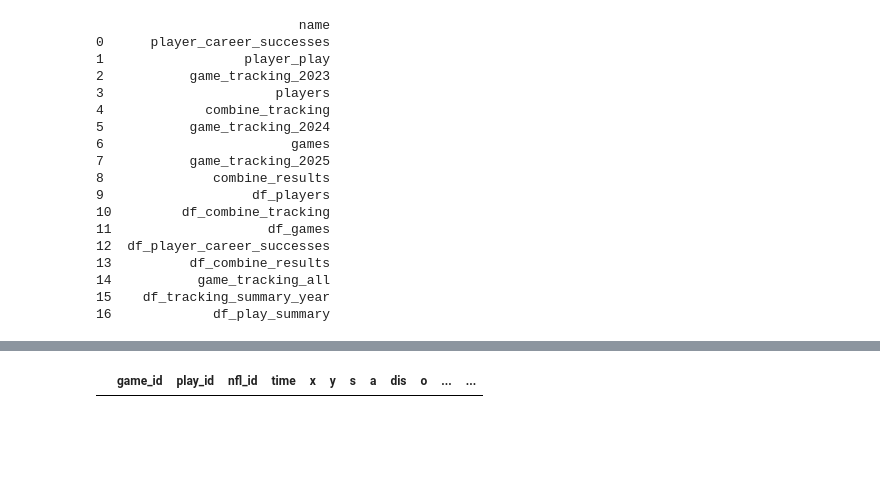
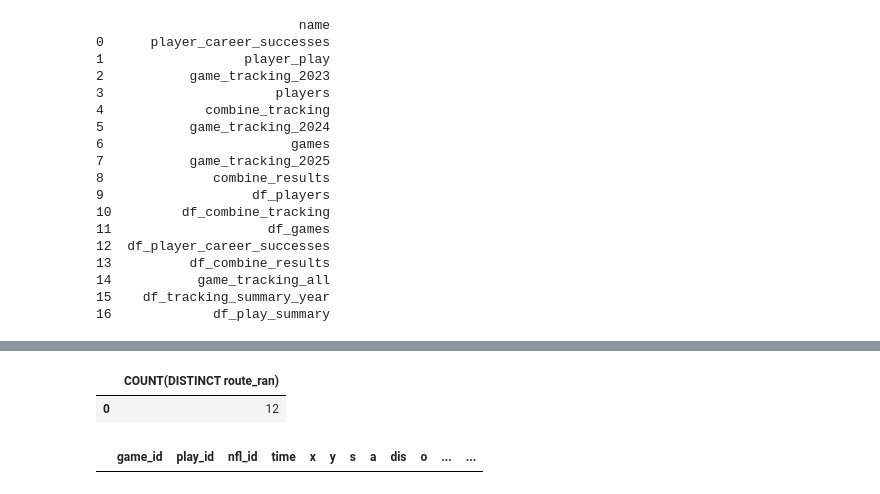
Before and after one commit to gatywilliam/numlds-400-final-project, a Jupyter notebook: src/local_eda_wgaty.ipynb, the cells around one changed output, grey strips where cells are left out. Cells and saved outputs as stored; diff of their text form; code cells hidden in the pictures; blank space fills up the shorter version.

```diff
--- a/src/local_eda_wgaty.ipynb
+++ b/src/local_eda_wgaty.ipynb
@@ -56,3 +91,8 @@ pd.read_sql("SELECT route_ran, COUNT(*) AS occurrences FROM player_play WHERE li
+# %%
+pd.read_sql("SELECT COUNT(DISTINCT route_ran) FROM player_play", con)
+# %% [output]
+|  | COUNT(DISTINCT route_ran) |
+| 0 | 12 |
 # %%
 pd.read_sql("SELECT * FROM game_tracking_2023 as y23 JOIN game_tracking_2024 as y24 ON y23.nfl_id == y24.nfl_id JOIN game_tracking_2025 as y25 ON y23.nfl_id == y25.nfl_id WHERE y23.nfl_id == 58424", con)
 # %% [output]
```
Also changed, not shown: parts of 16 cells of this notebook, 2 other files.
